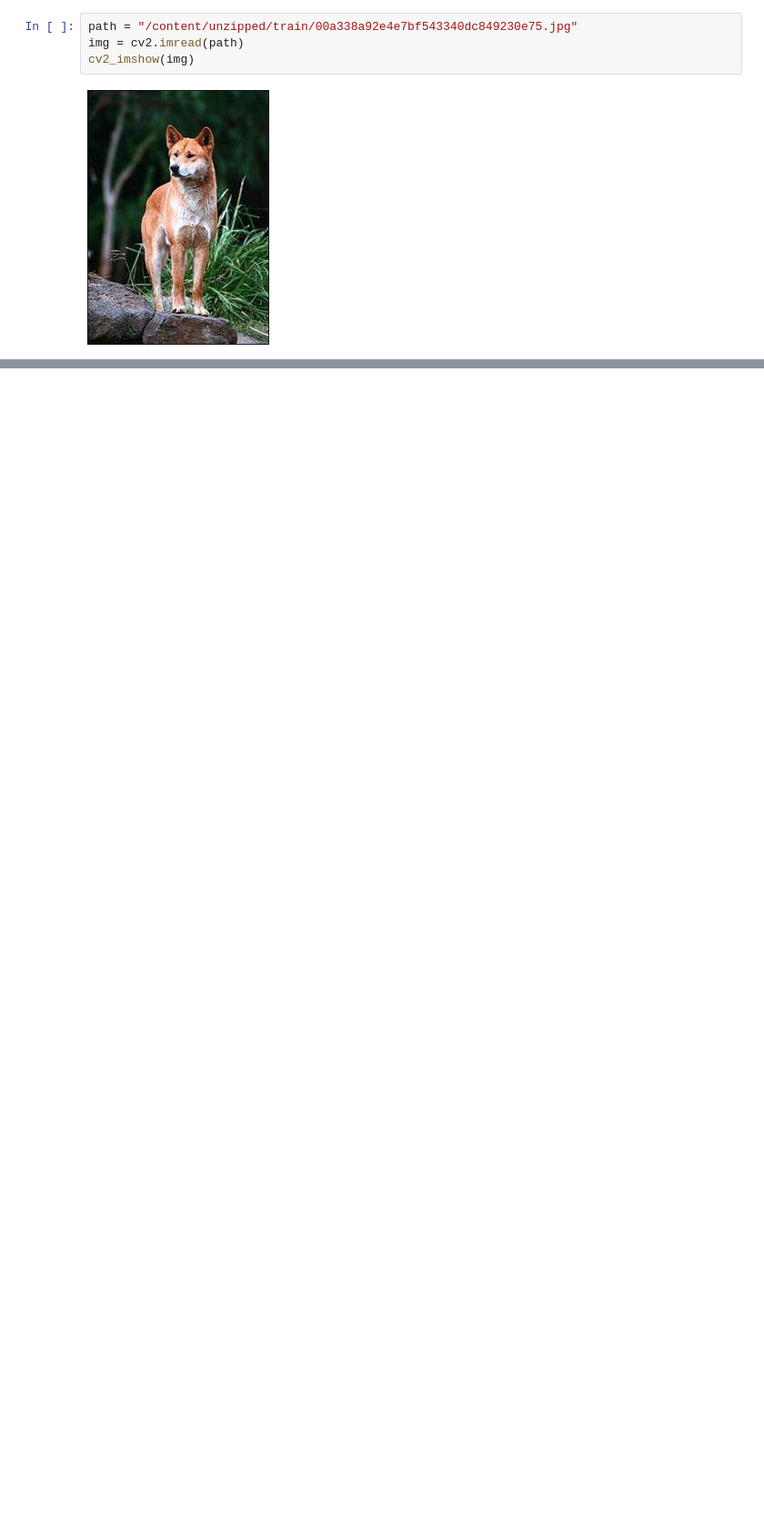
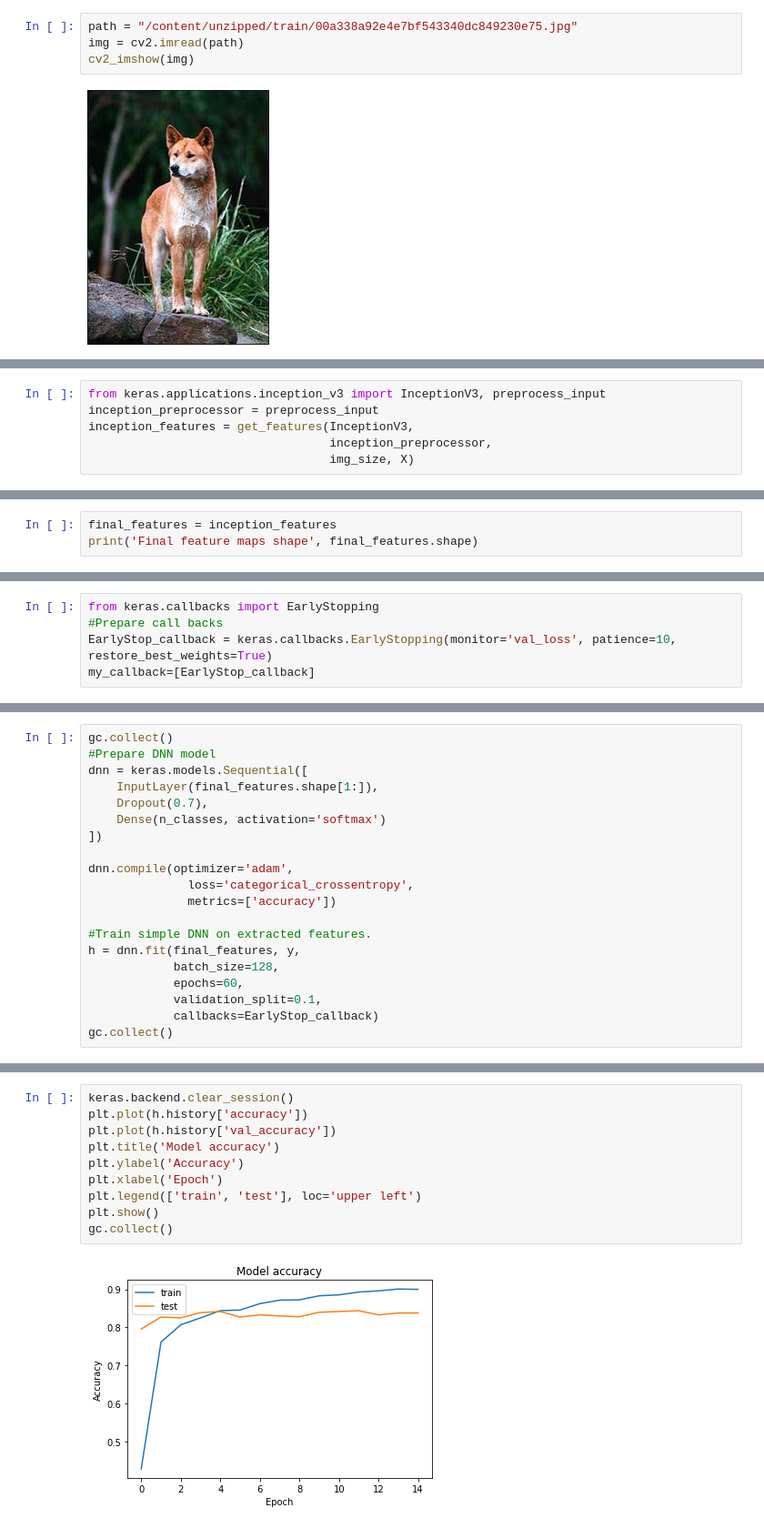
Before and after one commit to Minaa96/PPPO, a Jupyter notebook: Klasifikacija_pasa_Mina_Lazic_IT81_2019.ipynb, the cells around one changed output, grey strips where cells are left out. Shown at 91% size. Cells and saved outputs as stored; diff of their text form; blank space fills up the shorter version.

```diff
--- a/Klasifikacija_pasa_Mina_Lazic_IT81_2019.ipynb
+++ b/Klasifikacija_pasa_Mina_Lazic_IT81_2019.ipynb
@@ -172,0 +269,6 @@ dog_breeds[:10]
+# %%
+from keras.applications.inception_v3 import InceptionV3, preprocess_input
+inception_preprocessor = preprocess_input
+inception_features = get_features(InceptionV3,
+                                  inception_preprocessor,
+                                  img_size, X)
@@ -172,0 +278,3 @@ dog_breeds[:10]
+# %%
+final_features = inception_features
+print('Final feature maps shape', final_features.shape)
@@ -172,0 +287,5 @@ dog_breeds[:10]
+# %%
+from keras.callbacks import EarlyStopping
+#Prepare call backs
+EarlyStop_callback = keras.callbacks.EarlyStopping(monitor='val_loss', patience=10, restore_best_weights=True)
+my_callback=[EarlyStop_callback]
@@ -172,0 +298,20 @@ dog_breeds[:10]
+# %%
+gc.collect()
+#Prepare DNN model
+dnn = keras.models.Sequential([
+    InputLayer(final_features.shape[1:]),
+    Dropout(0.7),
+    Dense(n_classes, activation='softmax')
+])
+
+dnn.compile(optimizer='adam',
+              loss='categorical_crossentropy',
+              metrics=['accuracy'])
+
+#Train simple DNN on extracted features.
+h = dnn.fit(final_features, y,
+            batch_size=128,
+            epochs=60,
+            validation_split=0.1,
+            callbacks=EarlyStop_callback)
+gc.collect()
@@ -172,0 +339,12 @@ dog_breeds[:10]
+# %%
+keras.backend.clear_session()
+plt.plot(h.history['accuracy'])
+plt.plot(h.history['val_accuracy'])
+plt.title('Model accuracy')
+plt.ylabel('Accuracy')
+plt.xlabel('Epoch')
+plt.legend(['train', 'test'], loc='upper left')
+plt.show()
+gc.collect()
+# %% [output]
+[figure, added]
```
Also changed, not shown: parts of 48 cells of this notebook.
